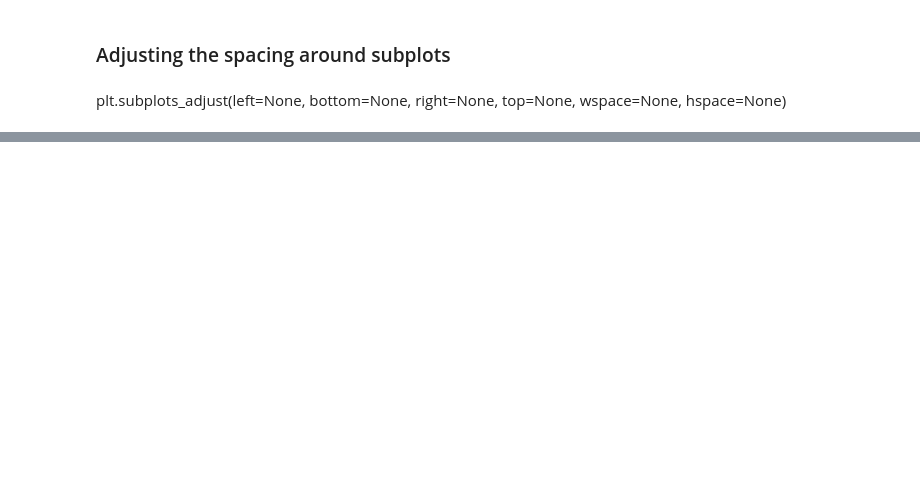
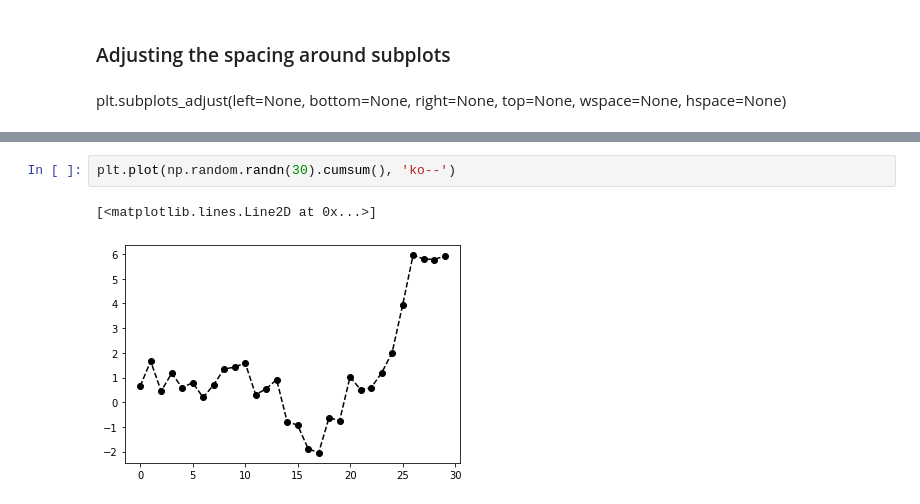
Before and after one commit to DanishHudani/Python-for-Data-Analysis-OReilly, a Jupyter notebook: Python for Data Analysis by Wes McKinney/Coding Practice/Chp9 - Plotting and Visualization/Chp9 - Plotting and Visualization.ipynb, the cells around one changed output, grey strips where cells are left out. Saved outputs shown, nothing was run; the diff lists cells and outputs as text; blank space fills up the shorter version.

```diff
--- a/Python for Data Analysis by Wes McKinney/Coding Practice/Chp9 - Plotting and Visualization/Chp9 - Plotting and Visualization.ipynb
+++ b/Python for Data Analysis by Wes McKinney/Coding Practice/Chp9 - Plotting and Visualization/Chp9 - Plotting and Visualization.ipynb
@@ -80,0 +92,5 @@ plt.tight_layout()
+# %%
+plt.plot(np.random.randn(30).cumsum(), 'ko--')
+# %% [output]
+[<matplotlib.lines.Line2D at 0x...>]
+[figure, added]
```
Also changed, not shown: parts of 84 cells of this notebook, 8 other files.
